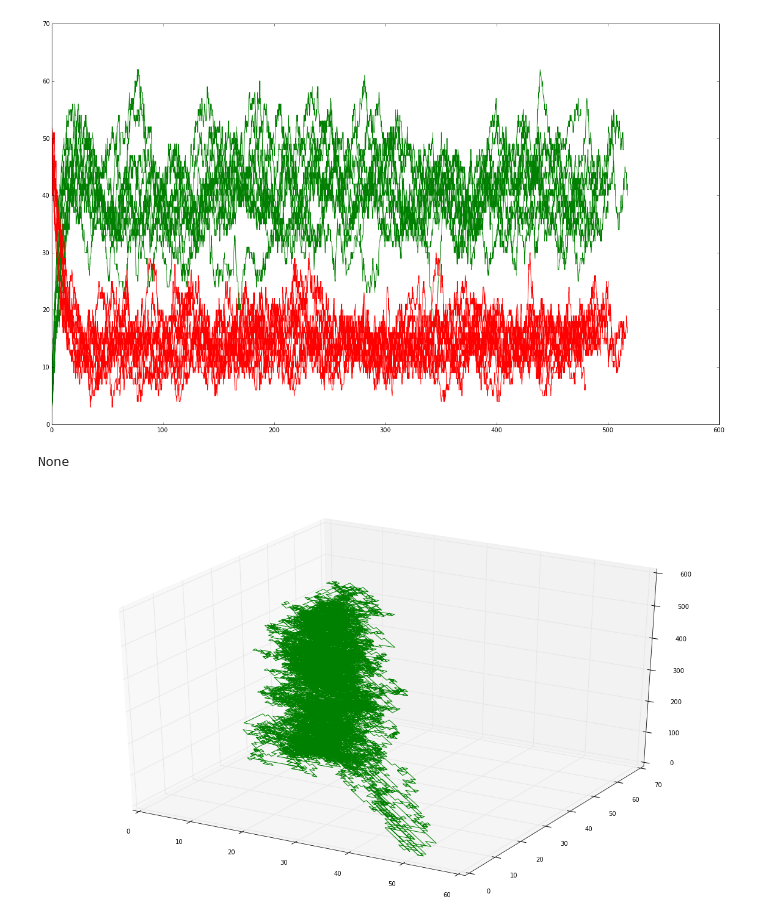
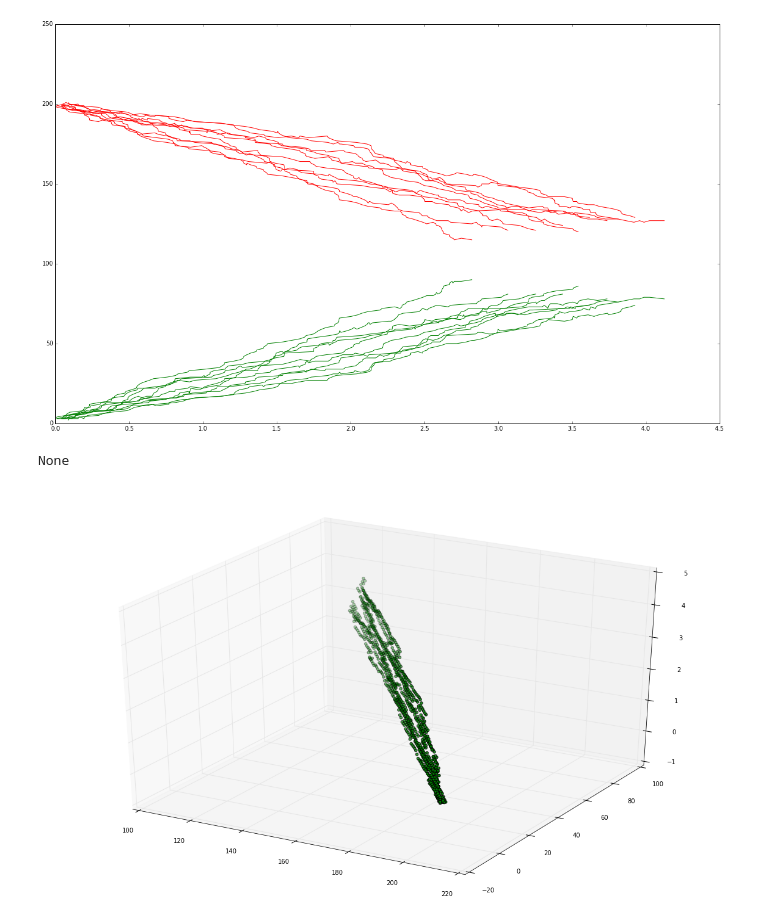
Before and after one commit to leighton/gillespie, a Jupyter notebook: examples/pred_prey.ipynb, the cells around one changed output. Drawn from its saved outputs; the diff is of its cells as text; code cells hidden in the pictures.

```diff
--- a/examples/pred_prey.ipynb
+++ b/examples/pred_prey.ipynb
@@ -80,9 +80,11 @@ from theano.tensor.shared_randomstreams import RandomStreams
 """
 p: reaction propensities
 """
-def gillespie_integrator(var, parm, p, S, reps=10, seed=233):
+def gillespie_integrator(var, parm, p, S, seed=233):
 
     S = np.asarray(S)
+
+    reps = var[0].shape[0]
 
     rng = RandomStreams(seed=seed) #todo: makes sure it runs on GPU
     r_u = rng.uniform((1,reps))
@@ -92,15 +94,16 @@ def gillespie_integrator(var, parm, p, S, reps=10, seed=233):
 
     v = tt.stack(prob).reshape((len(p),reps)).T #This happens because of variables as dvectors (rxns, reps)
 
+    #TODO: check prb_f for nans
     prb_f = theano.function(var+parm, v)
-    #TODO: check prb_f for nans
+
     tau_f = theano.function(var+parm, (1/p_n)*tt.log(1/r_u))
 
     ran_f = theano.function(var+parm, rng.multinomial(n=1, pvals=v))
 
-
     def compute(ics, parm, interval):
         x = ics
+        reps = ics[0].shape[0]
         time = np.zeros(shape=(1,reps))
         out = np.zeros(shape=(reps, interval, len(var)+1)) #(rep, time, vars+time)
 
@@ -116,40 +119,40 @@ def gillespie_integrator(var, parm, p, S, reps=10, seed=233):
             x = np.asarray(x)+incr
             out[:,idx,:] = np.concatenate((time, x)).T
 
         return out
 
     return compute
 
 
 X, Y = map(tt.dvector, "XY")
 B, l, mu, nu = map(tt.dscalar, ["β", "λ", "μ", "ν"])
 P = [B*X*Y, nu*X, l, mu*Y]
 r = 10
-intervals = 3000
+intervals = 100
 S = [
     [-1, 1],
     [-1, 1],
     [ 1, 0],
     [ 0,-1]
 ]
 
-fn = gillespie_integrator([X, Y], [B, l, mu, nu], P, S, reps=r)
-out = fn([np.asarray([50]*r),np.asarray([2]*r)], [0.001, 2, 0.05, 0.1], intervals)
+fn = gillespie_integrator([X, Y], [B, l, mu, nu], P, S)
+out = fn([np.asarray([200]*r),np.asarray([2]*r)], [0.001, 2, 0.05, 0.1], intervals)
 
 fig = pl.figure(figsize=(20,12))
 for q in range(r):
     pl.plot(out[q,:,0:1], out[q,:,1], "r-", out[q,:,0:1], out[q,:,2], "g-")
 print pl.show()
 
 fig = pl.figure(figsize=(20,12))
 
 ax = fig.add_subplot(111, projection='3d')
 for q in range(r):
-    ax.plot(out[q,:,1].reshape((intervals)), out[q,:,2].reshape((intervals)), zs=out[q,:,0:1].reshape((intervals)), c='green')
+    ax.scatter(out[q,:,1].reshape((intervals)), out[q,:,2].reshape((intervals)), zs=out[q,:,0:1].reshape((intervals)), c='green')
 # %% [output]
-[figure, old version]
+[figure, new version]
 None
-[figure, old version]
+[figure, new version]
 # %%
 X, Y = map(tt.dvector, "XY")
 B, mu = map(tt.dscalar, ['β', 'μ'])
```
Also changed, not shown: parts of 3 cells of this notebook.
